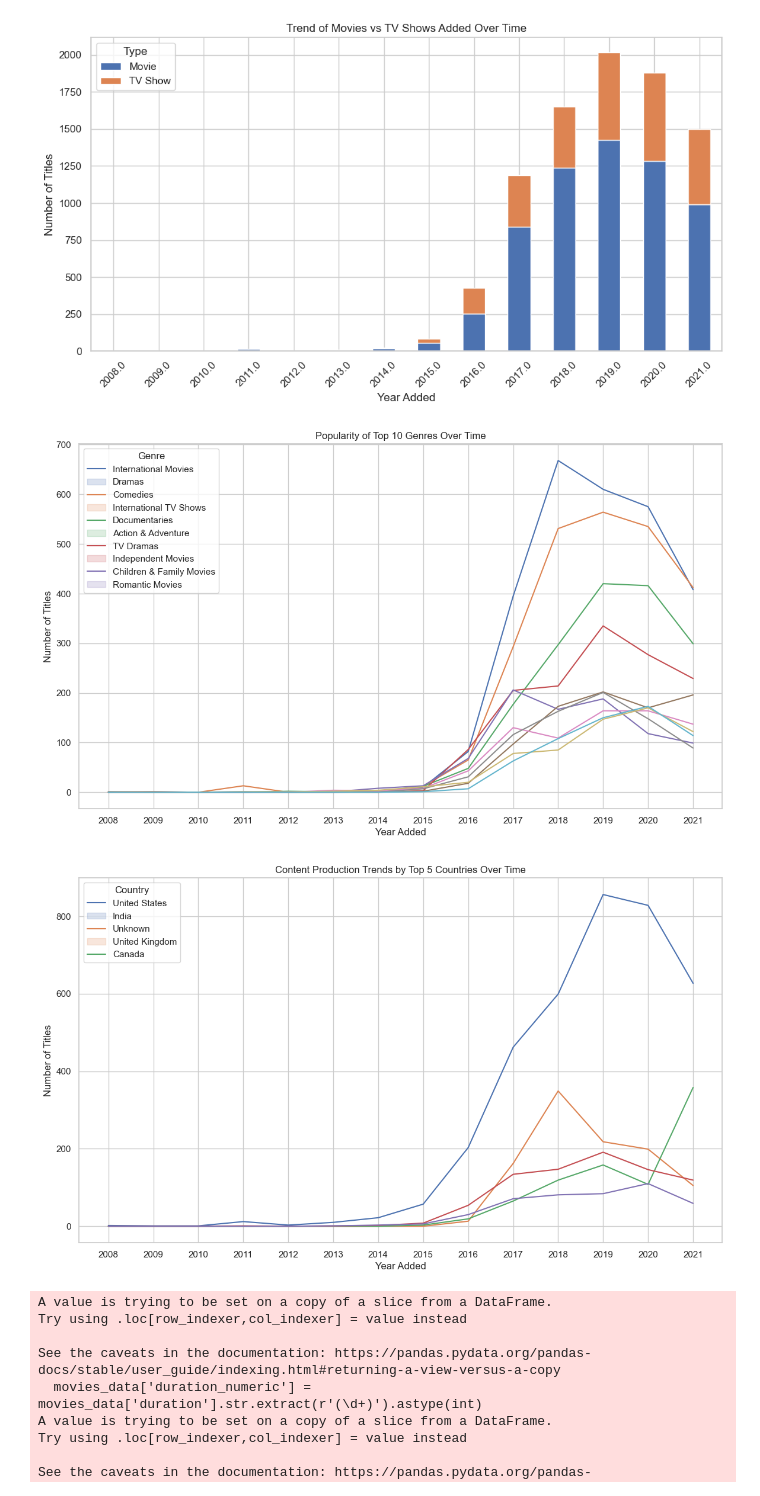
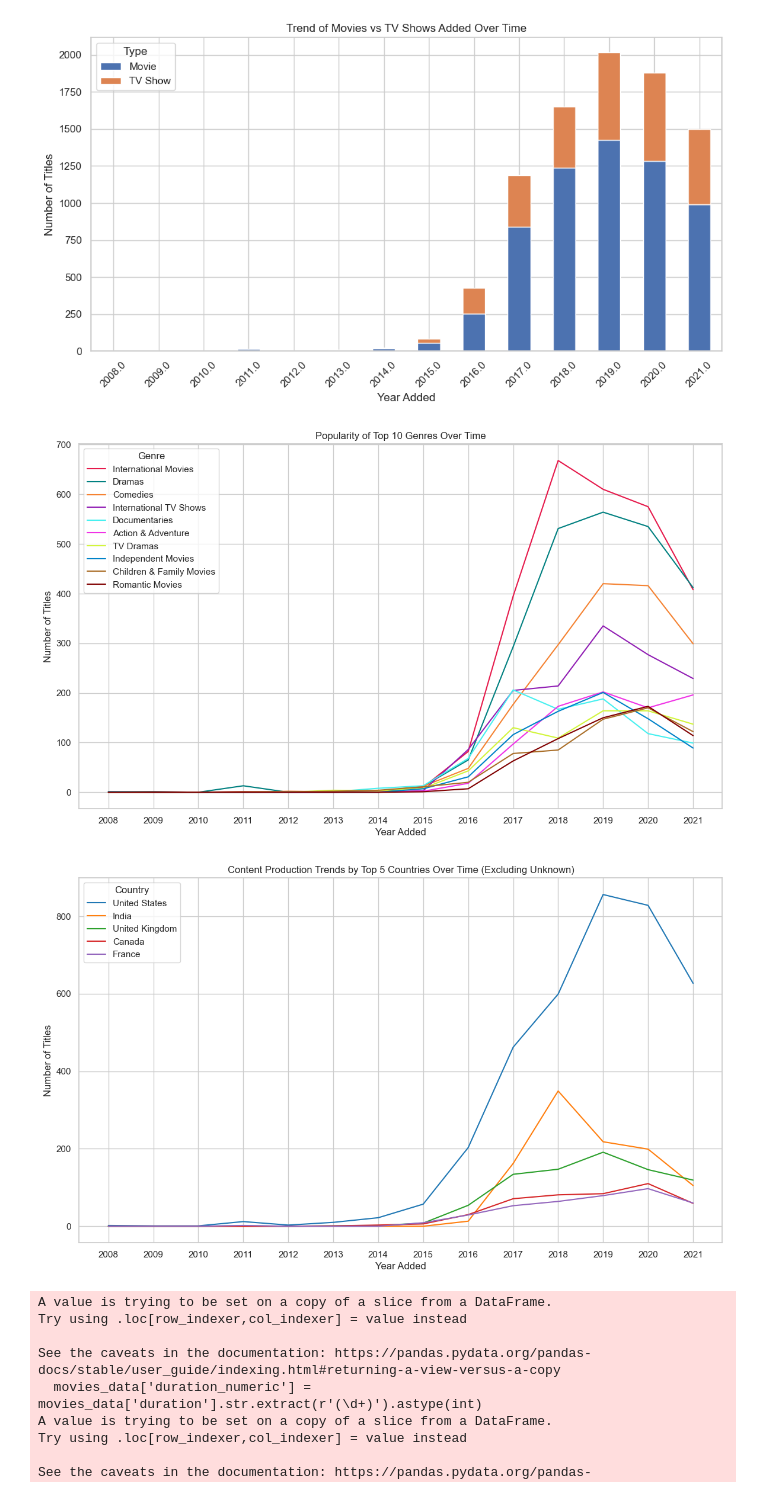
Before and after one commit to CSHieuV/MetaDataAnalysisCompetition, a Jupyter notebook: MetaAnalysis.ipynb, the cells around one changed output. Saved outputs shown, nothing was run; the diff lists cells and outputs as text; code cells hidden in the pictures.

Commit message:
added more graphs

```diff
--- a/MetaAnalysis.ipynb
+++ b/MetaAnalysis.ipynb
@@ -105,50 +105,77 @@ import numpy as np
 # Genre Analysis: Popularity of different genres over time
 
 # Splitting the 'listed_in' column into individual genres
 genre_data = netflix_data.copy()
 genre_data['listed_in'] = genre_data['listed_in'].str.split(', ')
 genre_data = genre_data.explode('listed_in')
 
 # Counting the occurrences of each genre per year
 genre_trend = genre_data.groupby(['year_added', 'listed_in']).size().unstack().fillna(0)
 
 # Plotting the top 10 genres over time
 top_genres = genre_trend.sum().sort_values(ascending=False).head(10).index
 genre_trend_top = genre_trend[top_genres]
 
-plt.figure(figsize=(14, 8))
-sns.lineplot(data=genre_trend_top, dashes=False)
-plt.title('Popularity of Top 10 Genres Over Time')
-plt.xlabel('Year Added')
-plt.ylabel('Number of Titles')
-plt.xticks(np.arange(genre_trend_top.index.min(), genre_trend_top.index.max() + 1, 1.0))
-plt.legend(title='Genre', labels=top_genres)
+# Setting a more diverse and vibrant color palette
+palette = sns.color_palette("bright", 10)
+colors = [
+    "#e6194B", "#008080", "#f58231", "#911eb4", "#46f0f0",
+    "#f032e6", "#d2f53c", "#0082c8", "#aa6e28", "#800000"
+]
+genre_color_map = dict(zip(top_genres, colors))
+
+fig, ax = plt.subplots(figsize=(14, 8))
+
+# Plotting each genre with its specific color
+for genre, color in zip(top_genres, colors):
+    ax.plot(genre_trend_top.index, genre_trend_top[genre], label=genre, color=color)
+
+ax.set_title('Popularity of Top 10 Genres Over Time')
+ax.set_xlabel('Year Added')
+ax.set_ylabel('Number of Titles')
+ax.set_xticks(np.arange(genre_trend_top.index.min(), genre_trend_top.index.max() + 1, 1.0))
+ax.legend(title='Genre')
 plt.show()
-
 # Country-Specific Trends: Content production trends by country
 
 # Counting the number of titles per country per year
 country_data = netflix_data.copy()
 country_data['country'] = country_data['country'].str.split(', ')
 country_data = country_data.explode('country')
 
 country_trend = country_data.groupby(['year_added', 'country']).size().unstack().fillna(0)
 
 # Plotting the top 5 countries over time
 top_countries = country_trend.sum().sort_values(ascending=False).head(5).index
 country_trend_top = country_trend[top_countries]
+# Excluding 'Unknown' from the analysis and re-plotting
 
-plt.figure(figsize=(14, 8))
-sns.lineplot(data=country_trend_top, dashes=False)
-plt.title('Content Production Trends by Top 5 Countries Over Time')
-plt.xlabel('Year Added')
-plt.ylabel('Number of Titles')
-plt.xticks(np.arange(country_trend_top.index.min(), country_trend_top.index.max() + 1, 1.0))
-plt.legend(title='Country', labels=top_countries)
+# Removing 'Unknown' from the country data
+filtered_country_trend = country_trend.drop('Unknown', axis=1, errors='ignore')
+
+# Identifying the top 5 countries excluding 'Unknown'
+top_countries_filtered = filtered_country_trend.sum().sort_values(ascending=False).head(5).index
+country_trend_top_filtered = filtered_country_trend[top_countries_filtered]
+
+# Replotting with only Matplotlib
+fig, ax = plt.subplots(figsize=(14, 8))
+
+# Generating a distinct color palette for the top 5 countries
+top_countries_colors_filtered = sns.color_palette("tab10", n_colors=5).as_hex()
+
+# Plotting each country with its specific color
+for country, color in zip(top_countries_filtered, top_countries_colors_filtered):
+    ax.plot(country_trend_top_filtered.index, country_trend_top_filtered[country], label=country, color=color)
+
+ax.set_title('Content Production Trends by Top 5 Countries Over Time (Excluding Unknown)')
+ax.set_xlabel('Year Added')
+ax.set_ylabel('Number of Titles')
+ax.set_xticks(np.arange(country_trend_top_filtered.index.min(), country_trend_top_filtered.index.max() + 1, 1.0))
+ax.legend(title='Country')
 plt.show()
 # %% [output]
-[figure, old version]
+[figure, new version]
-[figure, old version]
+[figure, new version]
 # %%
 # Duration/Seasons Analysis: Trends in movie durations and TV show seasons
 
```
Also changed, not shown: parts of 4 cells of this notebook, 1 other file.
